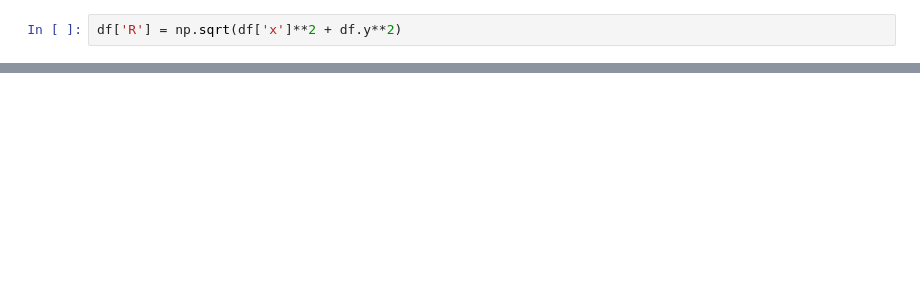
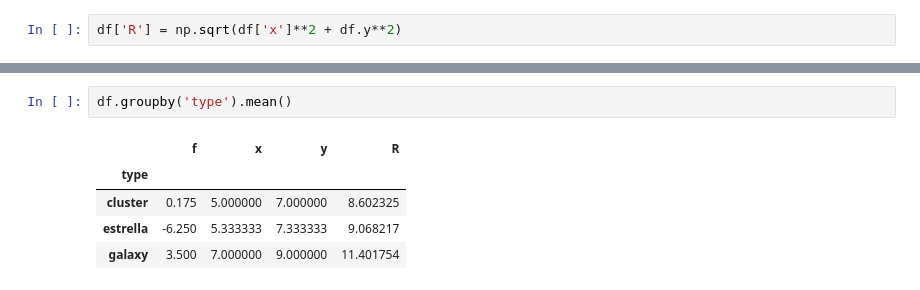
Before and after one commit to Morisset/Python-lectures-Notebooks, a Jupyter notebook: Notebooks/Useful_libraries.ipynb, the cells around one changed output, grey strips where cells are left out. Drawn from its saved outputs; the diff is of its cells as text; blank space fills up the shorter version.

```diff
--- a/Notebooks/Useful_libraries.ipynb
+++ b/Notebooks/Useful_libraries.ipynb
@@ -578,0 +616,8 @@ g.legend.set_bbox_to_anchor((.61, .6))
+# %%
+df.groupby('type').mean()
+# %% [output]
+|  | f | x | y | R |
+| type |  |  |  |  |
+| cluster | 0.175 | 5.000000 | 7.000000 | 8.602325 |
+| estrella | -6.250 | 5.333333 | 7.333333 | 9.068217 |
+| galaxy | 3.500 | 7.000000 | 9.000000 | 11.401754 |
```
Also changed, not shown: parts of 63 cells of this notebook, 2 other files.
